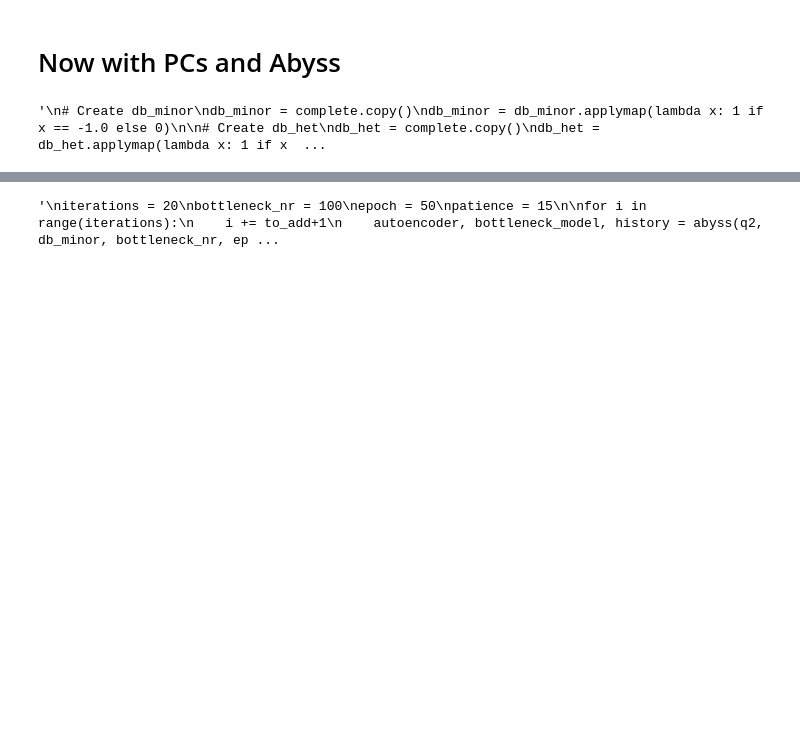
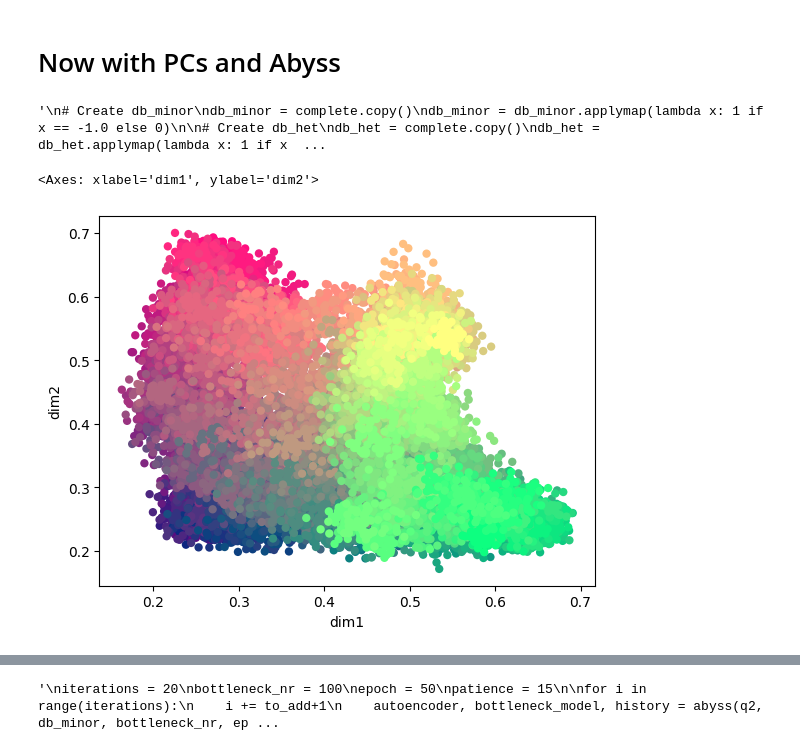
Before and after one commit to mat2m10/abyss_simulation, a Jupyter notebook: 09 Analysis only environment.ipynb, the cells around one changed output, grey strips where cells are left out. Drawn from its saved outputs; the diff is of its cells as text; code cells hidden in the pictures; blank space fills up the shorter version.

```diff
--- a/09 Analysis only environment.ipynb
+++ b/09 Analysis only environment.ipynb
@@ -385,3 +394,23 @@ except Exception as e:
     q2 = db_minor.copy()
     twopq = db_het.copy()
     p2 = db_major.copy()
+# %%
+true_p2s = pd.read_pickle(f"data/G{G}_L{L}_c{c}_k{k}_M{M}/genotype/complete_truep2.pkl")
+true_twopqs = pd.read_pickle(f"data/G{G}_L{L}_c{c}_k{k}_M{M}/genotype/complete_truetwopq.pkl")
+true_q2s = pd.read_pickle(f"data/G{G}_L{L}_c{c}_k{k}_M{M}/genotype/complete_trueq2.pkl")
+# %%
+bottleneck_nr = 2
+epoch = 50
+patience = 15
+# %%
+autoencoder, bottleneck_model, history = abyss(db_major, true_p2s, bottleneck_nr, epoch, patience)
+p2 = autoencoder(tf.convert_to_tensor(db_major, dtype=tf.float32))
+p2 = pd.DataFrame(data=p2, columns = complete.columns)
+p2_bottle = pd.DataFrame(data=bottleneck_model(db_major), columns = ['dim1', 'dim2'])
+# %%
+palette = [map_to_color(x, y, z, populations) for x, y, z in zip(populations['x'], populations['y'], populations['z'])]
+# %%
+sns.scatterplot(x='dim1', y='dim2', data=p2_bottle, c=palette, linewidth=0)
+# %% [output]
+<Axes: xlabel='dim1', ylabel='dim2'>
+[figure, added]
```
Also changed, not shown: parts of 8 cells of this notebook.
